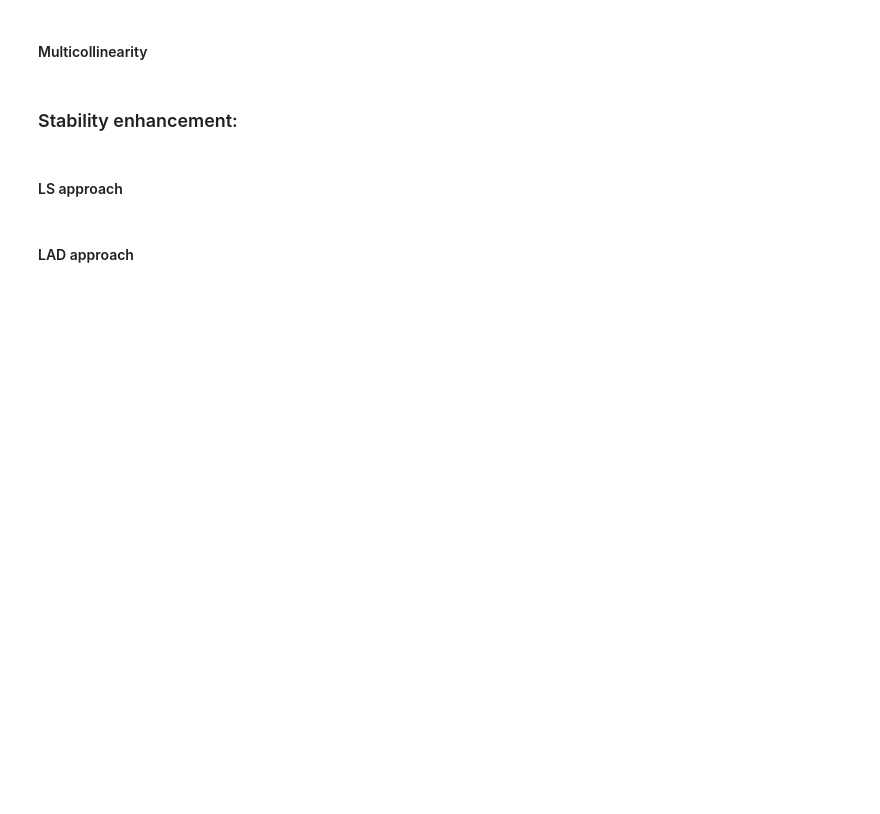
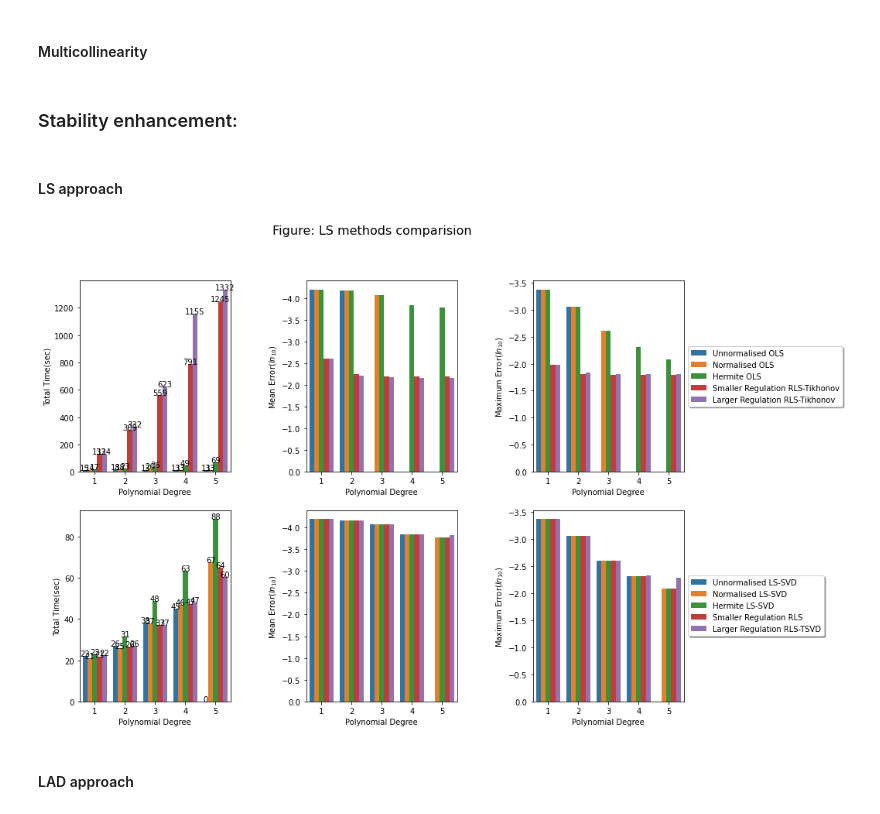
Before and after one commit to PoTseCheng/OSE, a Jupyter notebook: GSS/Gss python/OSE final report.ipynb, the cells around one changed output. Saved outputs shown, nothing was run; the diff lists cells and outputs as text; code cells hidden in the pictures; blank space fills up the shorter version.

Commit message:
Finish all Figures.

```diff
--- a/GSS/Gss python/OSE final report.ipynb
+++ b/GSS/Gss python/OSE final report.ipynb
@@ -261,5 +261,9 @@ Scaling:
 ### Stability enhancement:
 # %% [markdown]
 #### LS approach
+# %%
+LS_Figure()
+# %% [output]
+[figure, added]
 # %% [markdown]
 #### LAD approach
```
Also changed, not shown: parts of 11 cells of this notebook, 1 other file.
